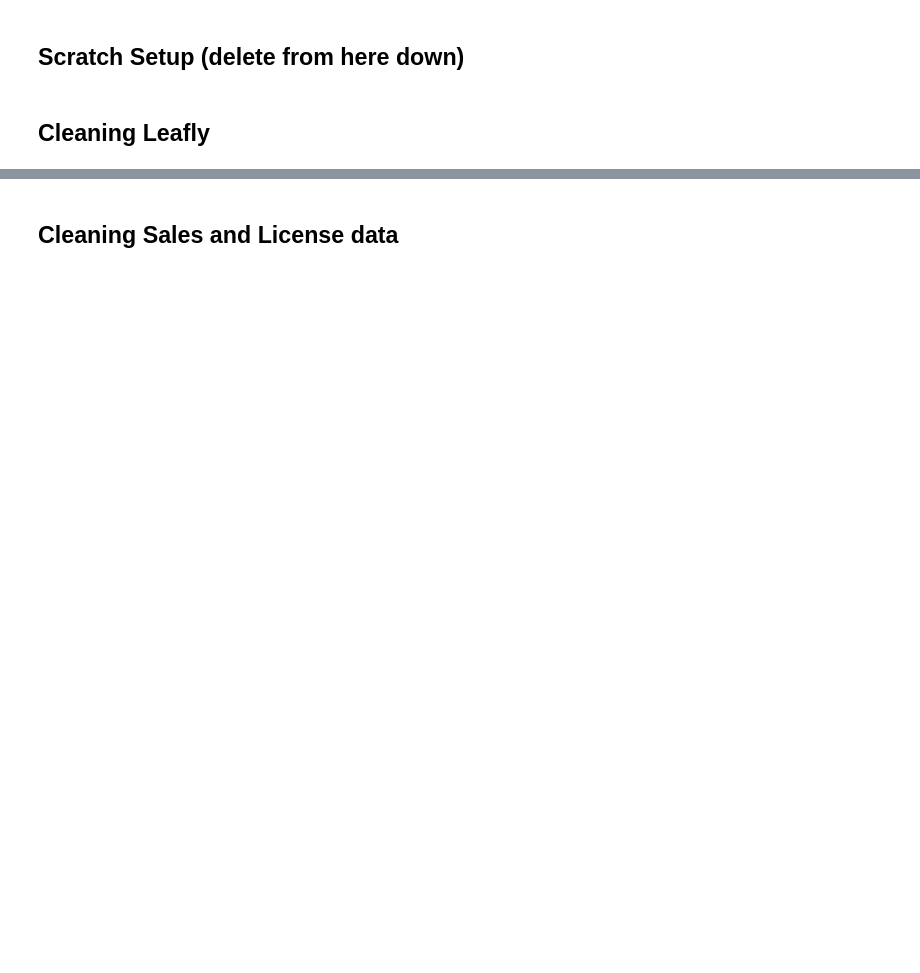
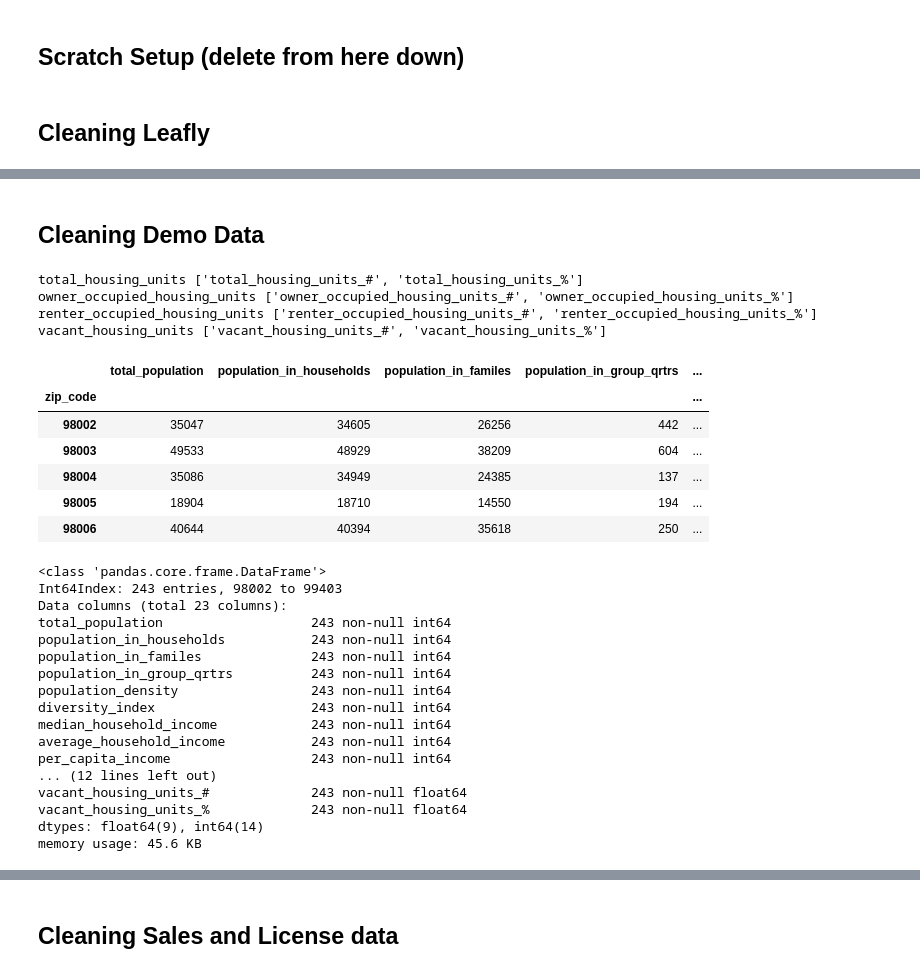
Before and after one commit to BotScutters/dispensary-predictions, a Jupyter notebook: notebooks/mvp.ipynb, the cells around one changed output, grey strips where cells are left out. Saved outputs shown, nothing was run; the diff lists cells and outputs as text; code cells hidden in the pictures; blank space fills up the shorter version.

```diff
--- a/notebooks/mvp.ipynb
+++ b/notebooks/mvp.ipynb
@@ -701,0 +865,68 @@ data['key'] = data.apply(make_key, axis=1, fields=key_fields)
+# %% [markdown]
+## Cleaning Demo Data
+# %%
+raw_filename = path['raw'] + filename['raw_demo']
+int_filename = path['interim'] + filename['int_demo']
+
+data = pd.read_csv(raw_filename)
+
+# Reformat column
+data.columns = data.columns.str.lower().str.replace(' ', '_')
+data.rename(columns={
+    'unnamed:_0': 'zip_code',
+    'population_density2': 'population_density',
+    'diversity_index3': 'diversity_index',
+    'owner_occupied_hu': 'owner_occupied_housing_units',
+    'renter_occupied_hu': 'renter_occupied_housing_units'
+}, inplace=True)
+data.set_index('zip_code', drop=True, inplace=True)
+
+# Reformat columns with dollar strings into ints
+cols = ['median_household_income', 'average_household_income',
+        'per_capita_income', 'median_home_value', 'average_home_value']
+for c in cols:
+    data[c] = data[c].str.replace('$', '').str.replace(',', '').astype(int)
+
+# Split columns with number and percent values into separate columns
+cols = ['total_housing_units', 'owner_occupied_housing_units',
+        'renter_occupied_housing_units', 'vacant_housing_units']
+new_cols = {col:[f'{col}_#', f'{col}_%'] for col in cols}
+for old, new in new_cols.items():
+    for char in list(',(%)'):
+        data[old] = data[old].str.replace(char, '')
+    print(old, new)
+    data[new] = data[old].str.split().apply(pd.Series).astype(float)
+
+# Drop old columns we don't want anymore
+cols = ['total_housing_units', 'owner_occupied_housing_units',
+        'renter_occupied_housing_units', 'vacant_housing_units']
+data.drop(columns=cols, inplace=True)
+# %% [output]
+total_housing_units ['total_housing_units_#', 'total_housing_units_%']
+owner_occupied_housing_units ['owner_occupied_housing_units_#', 'owner_occupied_housing_units_%']
+renter_occupied_housing_units ['renter_occupied_housing_units_#', 'renter_occupied_housing_units_%']
+vacant_housing_units ['vacant_housing_units_#', 'vacant_housing_units_%']
+|  | total_population | population_in_households | population_in_familes | population_in_group_qrtrs | ... |
+| zip_code |  |  |  |  | ... |
+| 98002 | 35047 | 34605 | 26256 | 442 | ... |
+| 98003 | 49533 | 48929 | 38209 | 604 | ... |
+| 98004 | 35086 | 34949 | 24385 | 137 | ... |
+| 98005 | 18904 | 18710 | 14550 | 194 | ... |
+| 98006 | 40644 | 40394 | 35618 | 250 | ... |
+<class 'pandas.core.frame.DataFrame'>
+Int64Index: 243 entries, 98002 to 99403
+Data columns (total 23 columns):
+total_population                   243 non-null int64
+population_in_households           243 non-null int64
+population_in_familes              243 non-null int64
+population_in_group_qrtrs          243 non-null int64
+population_density                 243 non-null int64
+diversity_index                    243 non-null int64
+median_household_income            243 non-null int64
+average_household_income           243 non-null int64
+per_capita_income                  243 non-null int64
+... (12 lines left out)
+vacant_housing_units_#             243 non-null float64
+vacant_housing_units_%             243 non-null float64
+dtypes: float64(9), int64(14)
+memory usage: 45.6 KB
```
Also changed, not shown: parts of 10 cells of this notebook.
